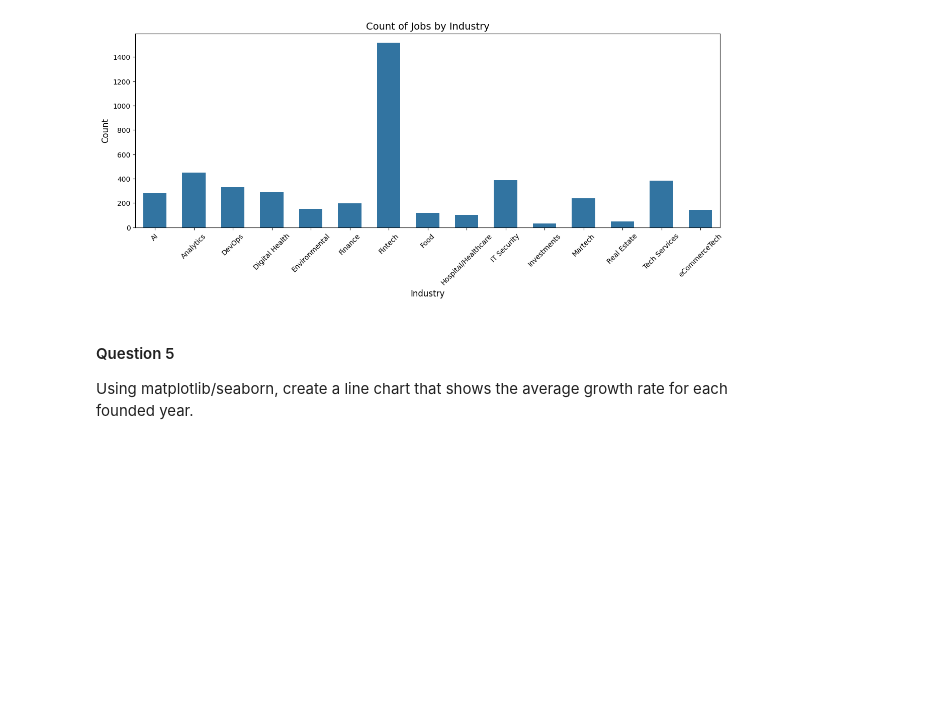
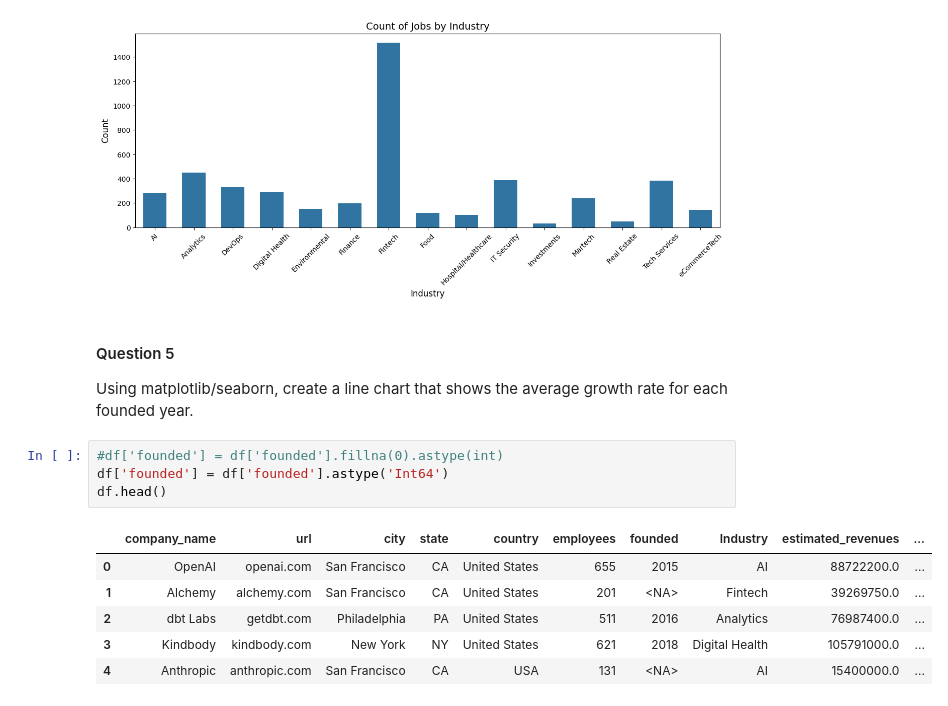
Before and after one commit to casecn/CC-TEDA1041_Assignments, a Jupyter notebook: CC_TEDA_1040_Module_2_Practice.ipynb, the cells around one changed output. Drawn from its saved outputs; the diff is of its cells as text; blank space fills up the shorter version.

```diff
--- a/CC_TEDA_1040_Module_2_Practice.ipynb
+++ b/CC_TEDA_1040_Module_2_Practice.ipynb
@@ -141,3 +121,14 @@ plt.show()
 # %% [markdown]
 #### Question 5
 Using matplotlib/seaborn, create a line chart that shows the average growth rate for each founded year.
+# %%
+#df['founded'] = df['founded'].fillna(0).astype(int)
+df['founded'] = df['founded'].astype('Int64')
+df.head()
+# %% [output]
+|  | company_name | url | city | state | country | employees | founded | Industry | estimated_revenues | ... |
+| 0 | OpenAI | openai.com | San Francisco | CA | United States | 655 | 2015 | AI | 88722200.0 | ... |
+| 1 | Alchemy | alchemy.com | San Francisco | CA | United States | 201 | <NA> | Fintech | 39269750.0 | ... |
+| 2 | dbt Labs | getdbt.com | Philadelphia | PA | United States | 511 | 2016 | Analytics | 76987400.0 | ... |
+| 3 | Kindbody | kindbody.com | New York | NY | United States | 621 | 2018 | Digital Health | 105791000.0 | ... |
+| 4 | Anthropic | anthropic.com | San Francisco | CA | USA | 131 | <NA> | AI | 15400000.0 | ... |
```
Also changed, not shown: parts of 8 cells of this notebook.
